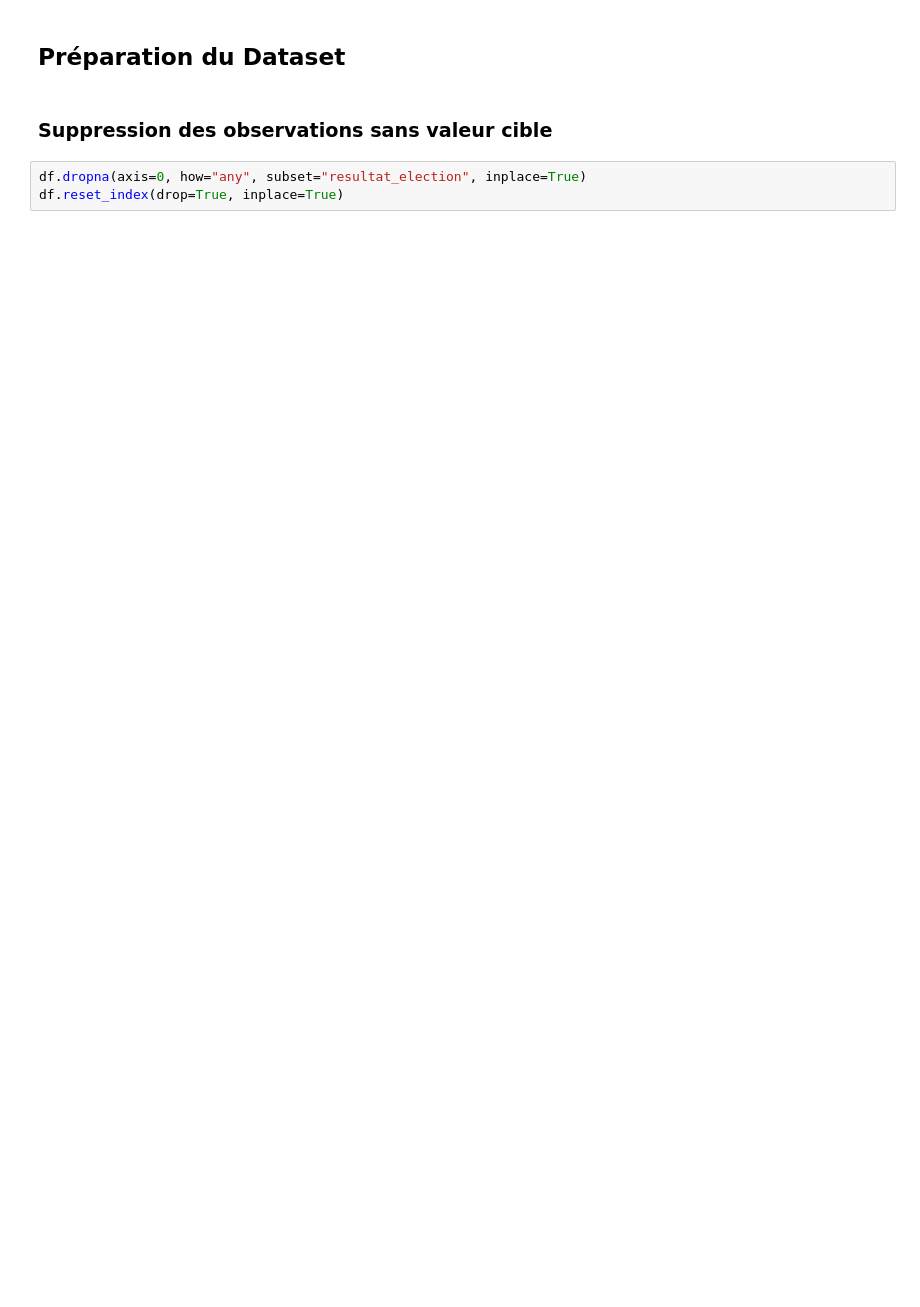
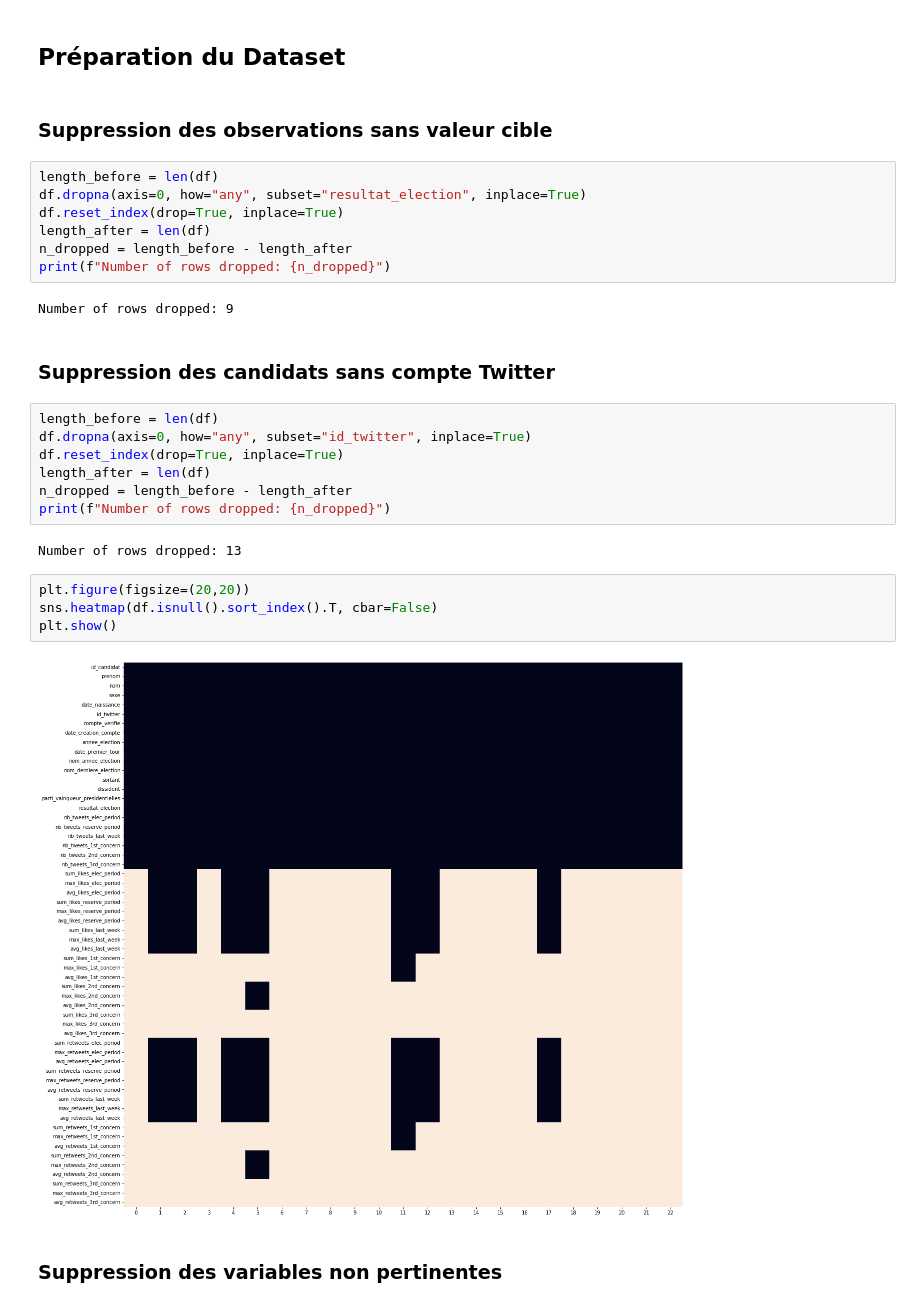
Before and after one commit to Antoine101/ElecTweets, a Jupyter notebook: model_exploration.ipynb, the cells around one changed output. Drawn from its saved outputs; the diff is of its cells as text; blank space fills up the shorter version.

```diff
--- a/model_exploration.ipynb
+++ b/model_exploration.ipynb
@@ -60,5 +75,30 @@ sns.countplot()
 # %% [markdown]
 ### Suppression des observations sans valeur cible
 # %%
+length_before = len(df)
 df.dropna(axis=0, how="any", subset="resultat_election", inplace=True)
 df.reset_index(drop=True, inplace=True)
+length_after = len(df)
+n_dropped = length_before - length_after
+print(f"Number of rows dropped: {n_dropped}")
+# %% [output]
+Number of rows dropped: 9
+# %% [markdown]
+### Suppression des candidats sans compte Twitter
+# %%
+length_before = len(df)
+df.dropna(axis=0, how="any", subset="id_twitter", inplace=True)
+df.reset_index(drop=True, inplace=True)
+length_after = len(df)
+n_dropped = length_before - length_after
+print(f"Number of rows dropped: {n_dropped}")
+# %% [output]
+Number of rows dropped: 13
+# %%
+plt.figure(figsize=(20,20))
+sns.heatmap(df.isnull().sort_index().T, cbar=False)
+plt.show()
+# %% [output]
+[figure, added]
+# %% [markdown]
+### Suppression des variables non pertinentes
```
Also changed, not shown: parts of 28 cells of this notebook.
